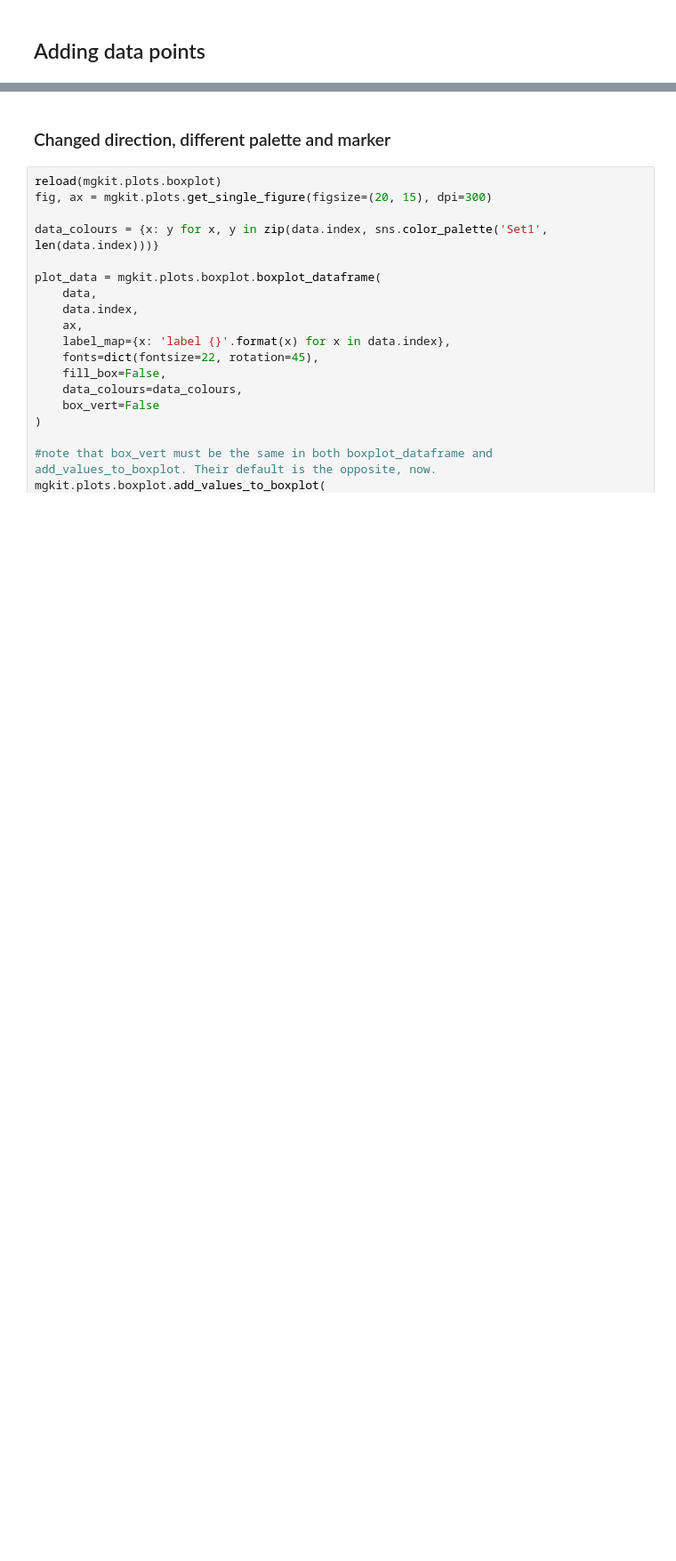
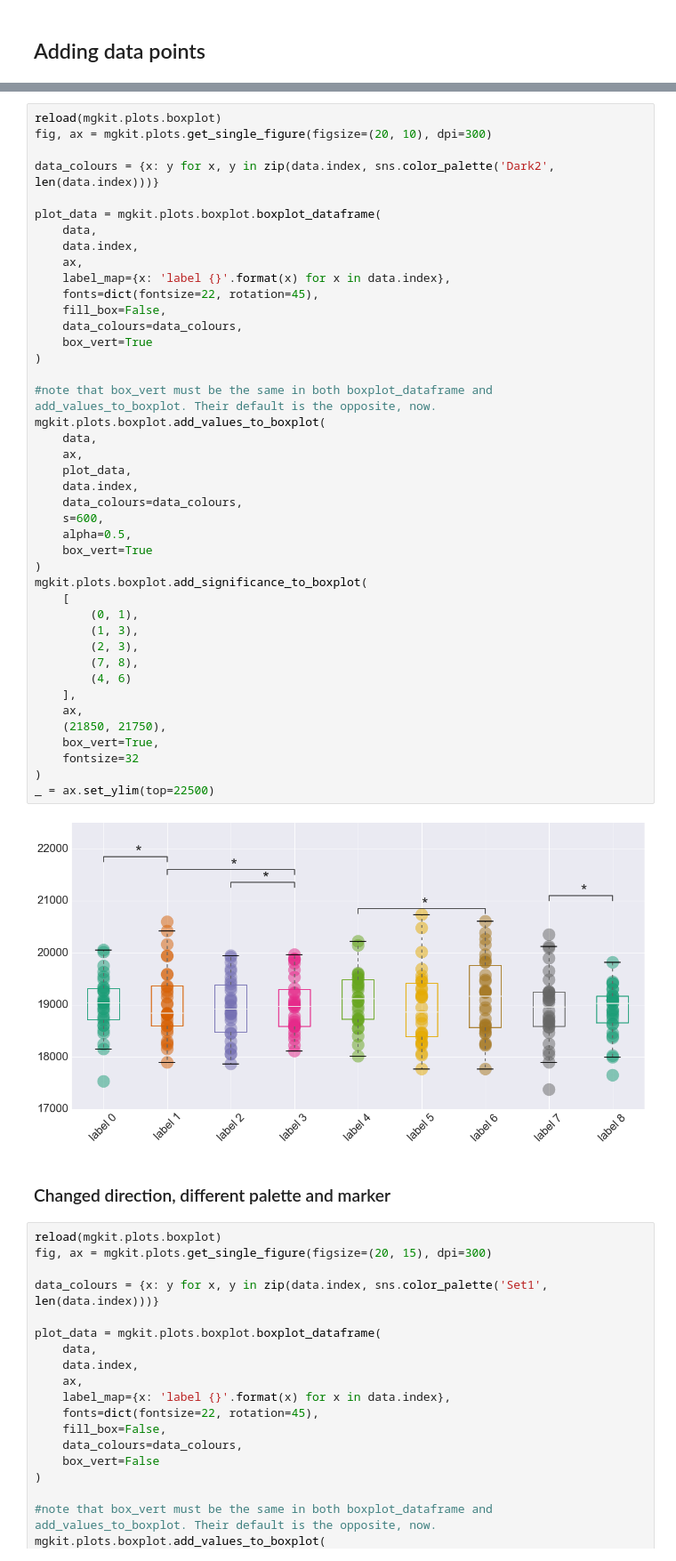
Before and after one commit to frubino/mgkit, a Jupyter notebook: docs/source/examples/plots/boxplot.ipynb, the cells around one changed output, grey strips where cells are left out. Shown at 89% size. Drawn from its saved outputs; the diff is of its cells as text; blank space fills up the shorter version.

```diff
--- a/docs/source/examples/plots/boxplot.ipynb
+++ b/docs/source/examples/plots/boxplot.ipynb
@@ -145,3 +147,47 @@ mgkit.plots.boxplot.add_values_to_boxplot(
+# %%
+reload(mgkit.plots.boxplot)
+fig, ax = mgkit.plots.get_single_figure(figsize=(20, 10), dpi=300)
+
+data_colours = {x: y for x, y in zip(data.index, sns.color_palette('Dark2', len(data.index)))}
+
+plot_data = mgkit.plots.boxplot.boxplot_dataframe(
+    data,
+    data.index,
+    ax,
+    label_map={x: 'label {}'.format(x) for x in data.index},
+    fonts=dict(fontsize=22, rotation=45),
+    fill_box=False,
+    data_colours=data_colours,
+    box_vert=True
+)
+
+#note that box_vert must be the same in both boxplot_dataframe and add_values_to_boxplot. Their default is the opposite, now.
+mgkit.plots.boxplot.add_values_to_boxplot(
+    data,
+    ax,
+    plot_data,
+    data.index,
+    data_colours=data_colours,
+    s=600,
+    alpha=0.5,
+    box_vert=True
+)
+mgkit.plots.boxplot.add_significance_to_boxplot(
+    [
+        (0, 1),
+        (1, 3),
+        (2, 3),
+        (7, 8),
+        (4, 6)
+    ],
+    ax,
+    (21850, 21750),
+    box_vert=True,
+    fontsize=32
+)
+_ = ax.set_ylim(top=22500)
+# %% [output]
+[figure, added]
 # %% [markdown]
 ### Changed direction, different palette and marker
 # %%
```
Also changed, not shown: parts of 11 cells of this notebook.
